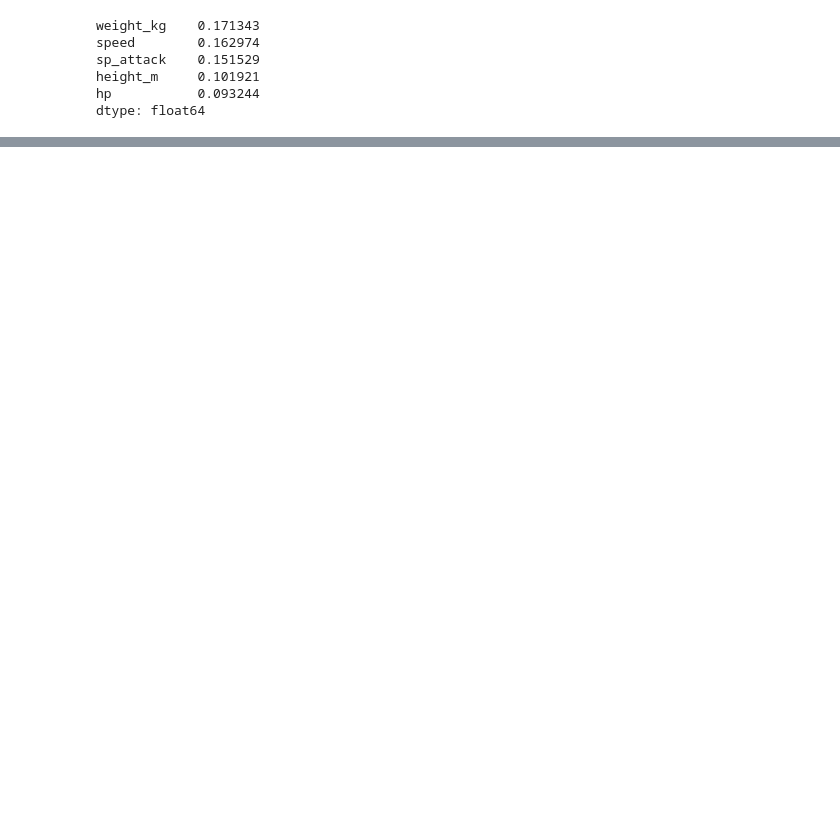
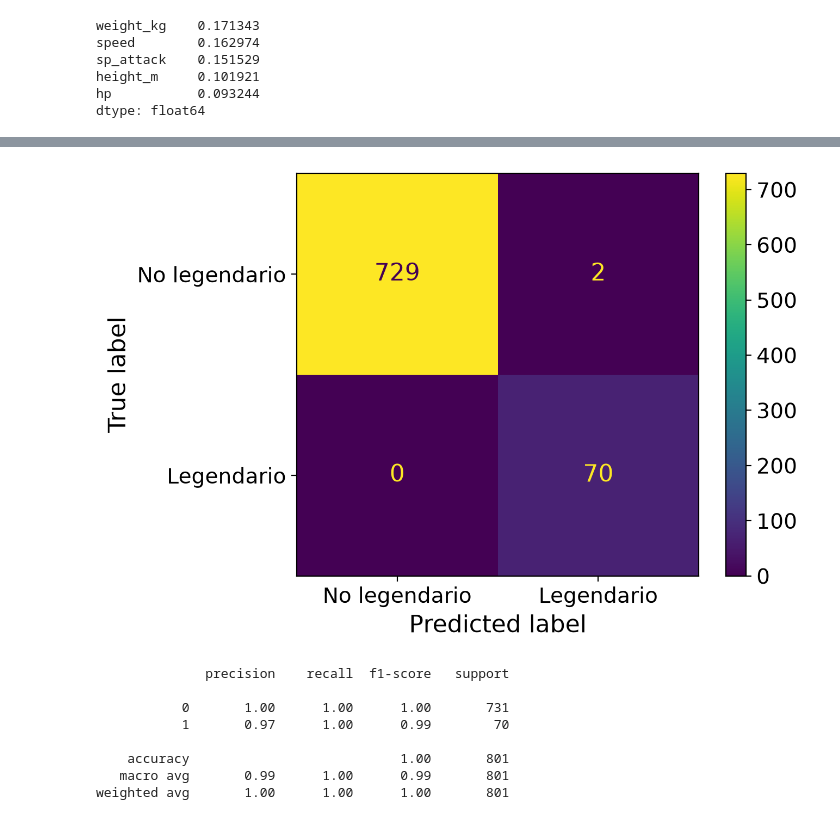
Before and after one commit to keitzeta/Pokemon-Inference-Classification-Outcomes, a Jupyter notebook: LegendaryPrediction.ipynb, the cells around one changed output, grey strips where cells are left out. Saved outputs shown, nothing was run; the diff lists cells and outputs as text; code cells hidden in the pictures; blank space fills up the shorter version.

```diff
--- a/LegendaryPrediction.ipynb
+++ b/LegendaryPrediction.ipynb
@@ -334,0 +479,17 @@ Para el caso de sin base_happiness, las features más importantes pasan a ser sp
+# %%
+all_features = PokemonSet
+# %%
+new_filas = []
+for params in ParameterGrid(parameters):
+    rf_tmp = RandomForestClassifier(n_estimators=500, oob_score=True,
+                                    n_jobs=-1, random_state=42, **params)
+    rf_tmp.fit(all_features, target)
+    new_pred = (rf_tmp.oob_decision_function_[:, 1] > 0.5).astype(int)
+    new_filas.append({**params,
+                  'f1': f1_score(target, new_pred),
+                  'precision': precision_score(target, new_pred),
+                  'recall': recall_score(target, new_pred)})
+# %%
+new_mejores = max(new_filas, key=lambda f: f[criterio])
+new_mejores_params = {k: new_mejores[k] for k in parameters}
+print(new_mejores_params)
@@ -334,0 +520,6 @@ Para el caso de sin base_happiness, las features más importantes pasan a ser sp
+# %%
+new_rf = RandomForestClassifier(n_estimators=500, oob_score=True,
+                            n_jobs=-1, random_state=42, **new_mejores_params)
+new_rf.fit(all_features, target)
+
+y_proball = new_rf.oob_decision_function_[:, 1]
@@ -334,0 +543,16 @@ Para el caso de sin base_happiness, las features más importantes pasan a ser sp
+# %%
+new_y_pred = (y_proball > 0.5).astype(int)
+
+metrics.ConfusionMatrixDisplay.from_predictions(target, new_y_pred, display_labels=['No legendario', 'Legendario'])
+plt.show()
+print(metrics.classification_report(target, new_y_pred))
+# %% [output]
+[figure, added]
+              precision    recall  f1-score   support
+
+           0       1.00      1.00      1.00       731
+           1       0.97      1.00      0.99        70
+
+    accuracy                           1.00       801
+   macro avg       0.99      1.00      0.99       801
+weighted avg       1.00      1.00      1.00       801
```
Also changed, not shown: parts of 31 cells of this notebook.
